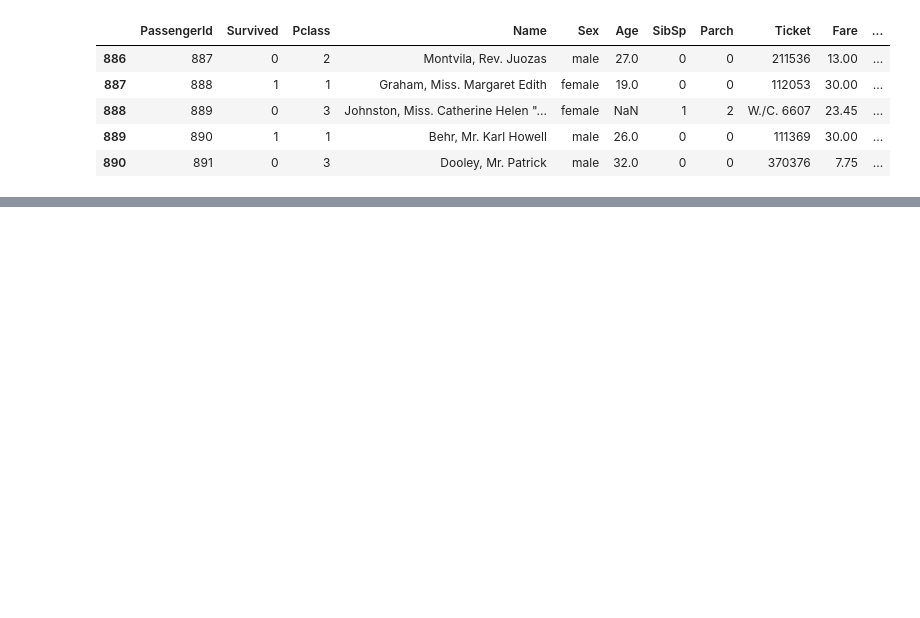
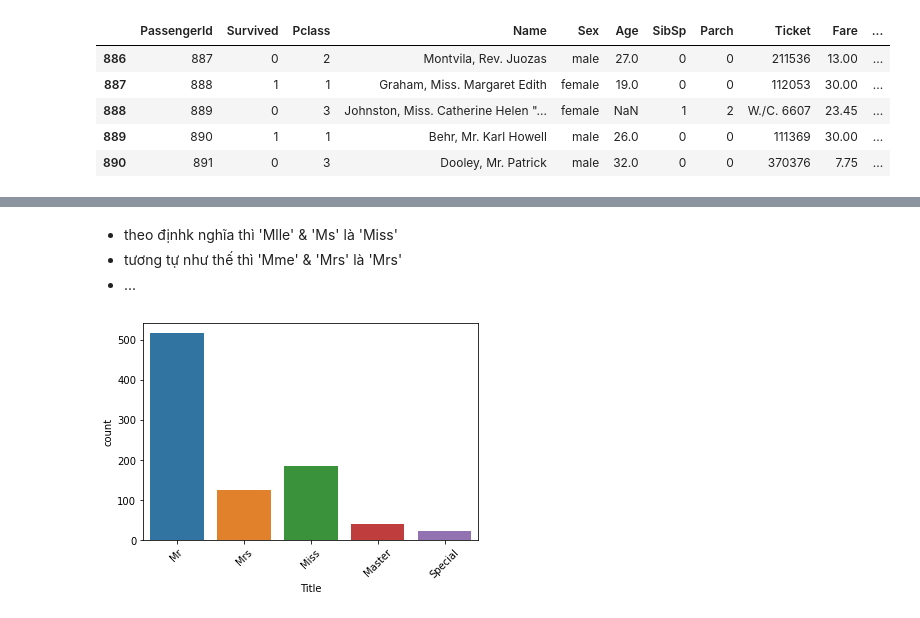
Before and after one commit to PTson2207/Engineer-Selection, a Jupyter notebook: FE_titanic.ipynb, the cells around one changed output, grey strips where cells are left out. Saved outputs shown, nothing was run; the diff lists cells and outputs as text; code cells hidden in the pictures; blank space fills up the shorter version.

```diff
--- a/FE_titanic.ipynb
+++ b/FE_titanic.ipynb
@@ -15,0 +58,12 @@ df.tail()
+# %% [markdown]
+- theo địnhk nghĩa thì 'Mlle' & 'Ms' là 'Miss'
+- tương tự như thế thì 'Mme' & 'Mrs' là 'Mrs'
+- ...
+# %%
+df['Title'] = df['Title'].replace({'Mlle':'Miss', 'Mme':'Mrs', 'Ms':'Miss'})
+df['Title'] = df['Title'].replace(['Don', 'Dona', 'Rev', 'Dr',
+                                            'Major', 'Lady', 'Sir', 'Col', 'Capt', 'Countess', 'Jonkheer'],'Special')
+sns.countplot(x='Title', data=df);
+plt.xticks(rotation=45);
+# %% [output]
+[figure, added]
```
Also changed, not shown: parts of 16 cells of this notebook.
